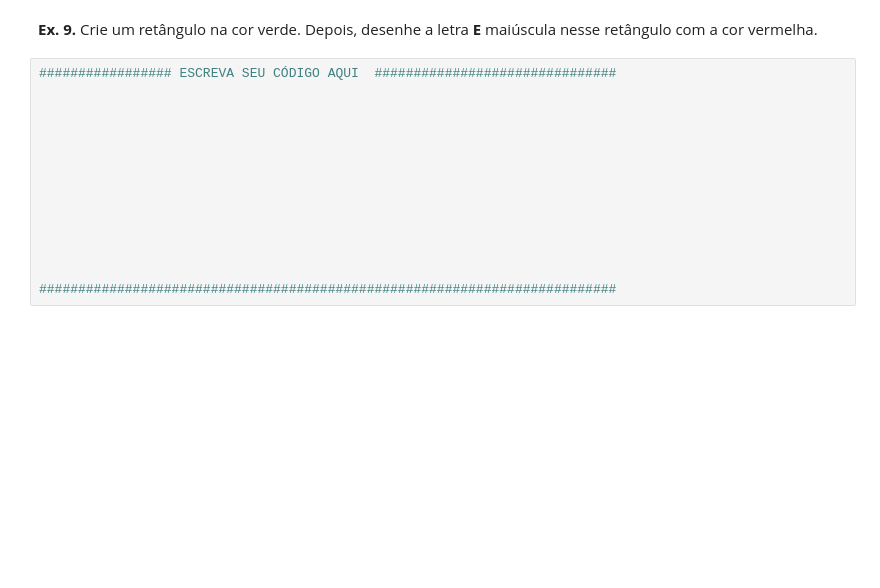
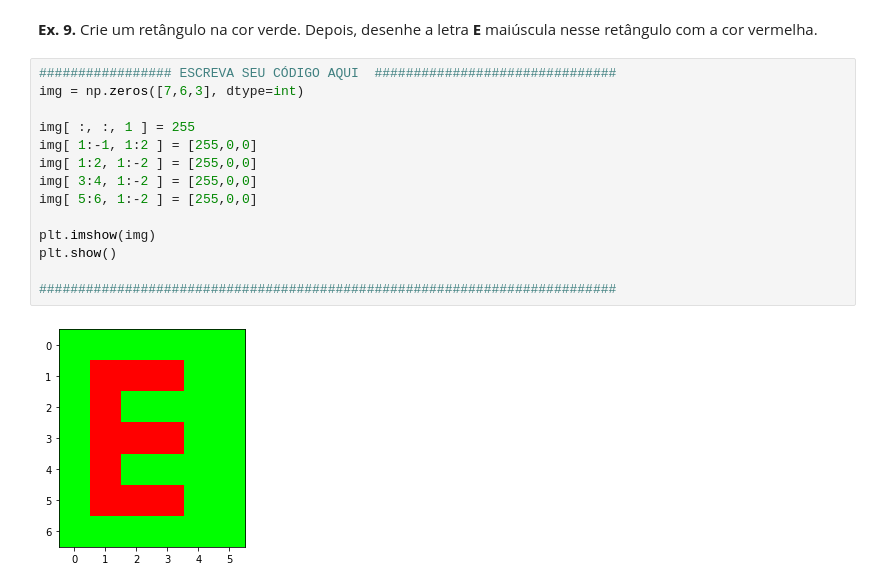
Before and after one commit to luadeprataart/Processamento-de-Imagens, a Jupyter notebook: Aula1_introducao_python.ipynb, the cells around one changed output. Saved outputs shown, nothing was run; the diff lists cells and outputs as text; blank space fills up the shorter version.

```diff
--- a/Aula1_introducao_python.ipynb
+++ b/Aula1_introducao_python.ipynb
@@ -591,16 +720,18 @@ Exemplos:
 # %% [markdown]
 **Ex. 9.** Crie um retângulo na cor verde. Depois, desenhe a letra **E** maiúscula nesse retângulo com a cor vermelha.
-# %%
-################# ESCREVA SEU CÓDIGO AQUI  ###############################
-
-
-
-
-
-
-
-
-
-
-
-##########################################################################
+# %%
+################# ESCREVA SEU CÓDIGO AQUI  ###############################
+img = np.zeros([7,6,3], dtype=int)
+
+img[ :, :, 1 ] = 255
+img[ 1:-1, 1:2 ] = [255,0,0]
+img[ 1:2, 1:-2 ] = [255,0,0]
+img[ 3:4, 1:-2 ] = [255,0,0]
+img[ 5:6, 1:-2 ] = [255,0,0]
+
+plt.imshow(img)
+plt.show()
+
+##########################################################################
+# %% [output]
+[figure, added]
```
Also changed, not shown: parts of 20 cells of this notebook.
